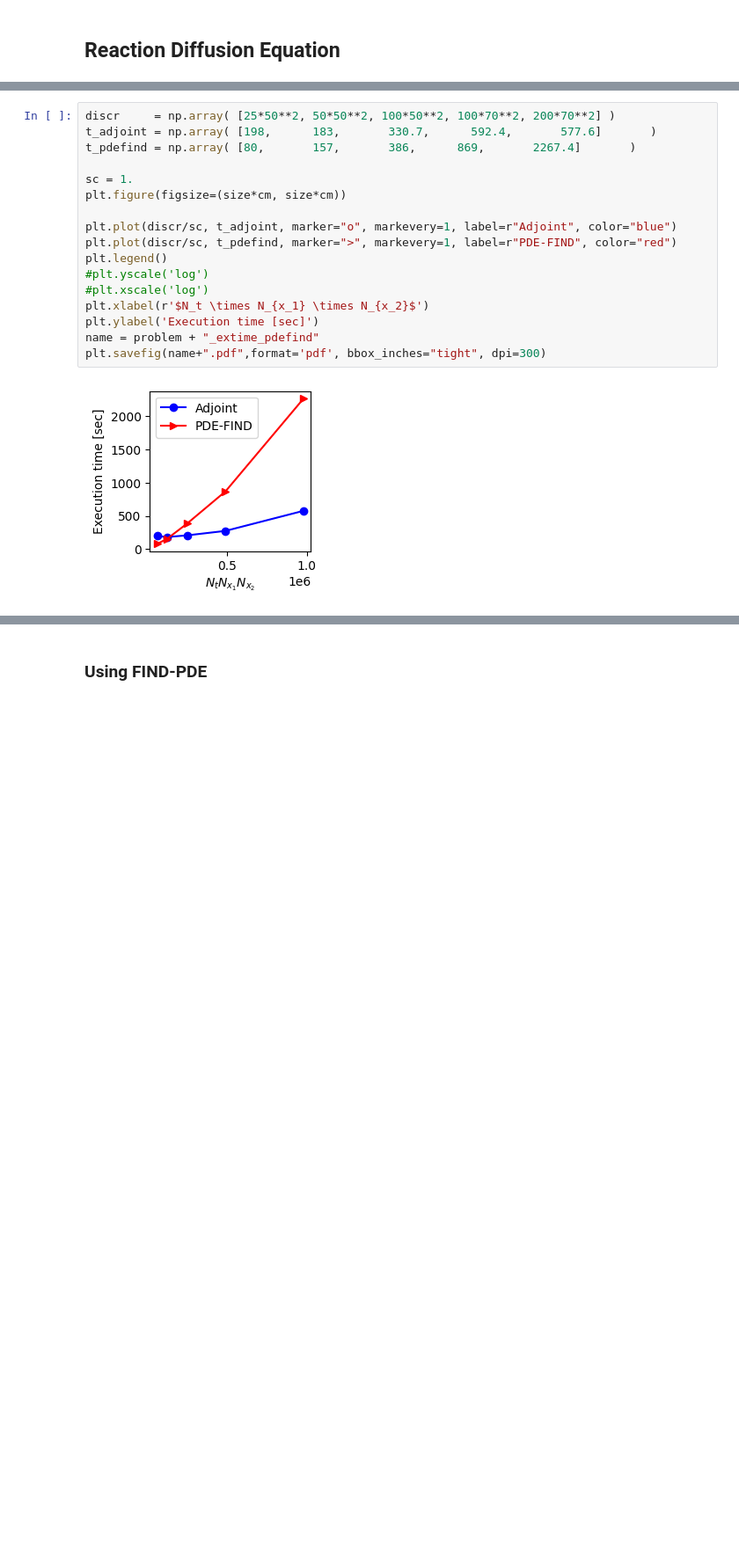
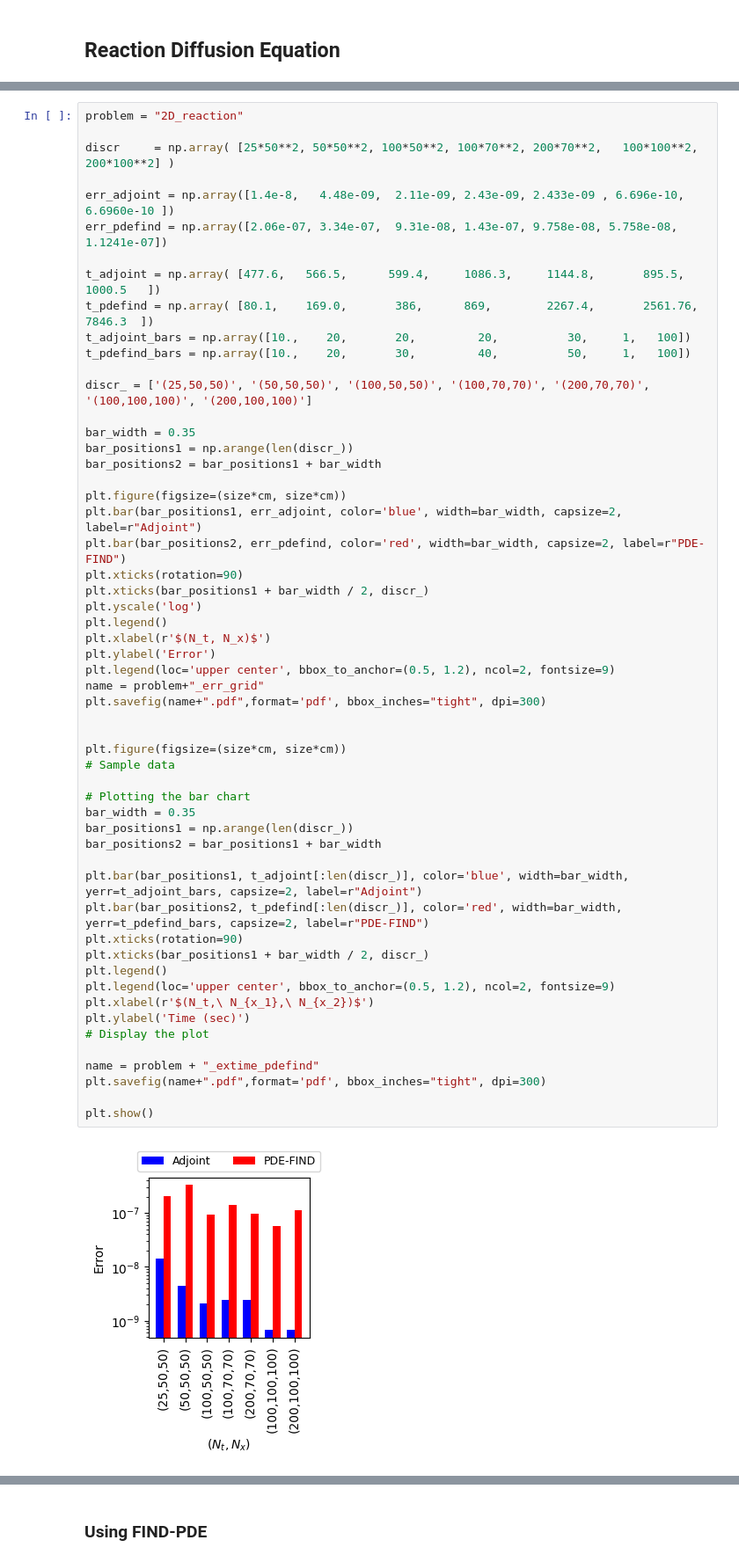
Before and after one commit to mohsensadr/DiscoverPDEAdjoint, a Jupyter notebook: Adjoint_General_nd.ipynb, the cells around one changed output, grey strips where cells are left out. Shown at 88% size. Saved outputs shown, nothing was run; the diff lists cells and outputs as text; blank space fills up the shorter version.

```diff
--- a/Adjoint_General_nd.ipynb
+++ b/Adjoint_General_nd.ipynb
@@ -1337,19 +1561,57 @@ total number of terms: 90
 # %%
-discr     = np.array( [25*50**2, 50*50**2, 100*50**2, 100*70**2, 200*70**2] )
-t_adjoint = np.array( [198,      183,       330.7,      592.4,       577.6]       )
-t_pdefind = np.array( [80,       157,       386,      869,       2267.4]       )
+problem = "2D_reaction"
 
-sc = 1.
+discr     = np.array( [25*50**2, 50*50**2, 100*50**2, 100*70**2, 200*70**2,   100*100**2, 200*100**2] )
+
+err_adjoint = np.array([1.4e-8,   4.48e-09,  2.11e-09, 2.43e-09, 2.433e-09 , 6.696e-10, 6.6960e-10 ])
+err_pdefind = np.array([2.06e-07, 3.34e-07,  9.31e-08, 1.43e-07, 9.758e-08, 5.758e-08, 1.1241e-07])
+
+t_adjoint = np.array( [477.6,   566.5,      599.4,     1086.3,     1144.8,       895.5,  1000.5   ])
+t_pdefind = np.array( [80.1,    169.0,       386,      869,        2267.4,       2561.76, 7846.3  ])
+t_adjoint_bars = np.array([10.,    20,       20,         20,          30,     1,   100])
+t_pdefind_bars = np.array([10.,    20,       30,         40,          50,     1,   100])
+
+discr_ = ['(25,50,50)', '(50,50,50)', '(100,50,50)', '(100,70,70)', '(200,70,70)', '(100,100,100)', '(200,100,100)']
+
+bar_width = 0.35
+bar_positions1 = np.arange(len(discr_))
+bar_positions2 = bar_positions1 + bar_width
+
 plt.figure(figsize=(size*cm, size*cm))
+plt.bar(bar_positions1, err_adjoint, color='blue', width=bar_width, capsize=2, label=r"Adjoint")
+plt.bar(bar_positions2, err_pdefind, color='red', width=bar_width, capsize=2, label=r"PDE-FIND")
+plt.xticks(rotation=90)
+plt.xticks(bar_positions1 + bar_width / 2, discr_)
+plt.yscale('log')
+plt.legend()
+plt.xlabel(r'$(N_t, N_x)$')
+plt.ylabel('Error')
+plt.legend(loc='upper center', bbox_to_anchor=(0.5, 1.2), ncol=2, fontsize=9)
+name = problem+"_err_grid"
+plt.savefig(name+".pdf",format='pdf', bbox_inches="tight", dpi=300)
 
-plt.plot(discr/sc, t_adjoint, marker="o", markevery=1, label=r"Adjoint", color="blue")
-plt.plot(discr/sc, t_pdefind, marker=">", markevery=1, label=r"PDE-FIND", color="red")
+
+plt.figure(figsize=(size*cm, size*cm))
+# Sample data
+
+# Plotting the bar chart
+bar_width = 0.35
+bar_positions1 = np.arange(len(discr_))
+bar_positions2 = bar_positions1 + bar_width
+
+plt.bar(bar_positions1, t_adjoint[:len(discr_)], color='blue', width=bar_width, yerr=t_adjoint_bars, capsize=2, label=r"Adjoint")
+plt.bar(bar_positions2, t_pdefind[:len(discr_)], color='red', width=bar_width, yerr=t_pdefind_bars, capsize=2, label=r"PDE-FIND")
+plt.xticks(rotation=90)
+plt.xticks(bar_positions1 + bar_width / 2, discr_)
 plt.legend()
-#plt.yscale('log')
-#plt.xscale('log')
-plt.xlabel(r'$N_t \times N_{x_1} \times N_{x_2}$')
-plt.ylabel('Execution time [sec]')
+plt.legend(loc='upper center', bbox_to_anchor=(0.5, 1.2), ncol=2, fontsize=9)
+plt.xlabel(r'$(N_t,\ N_{x_1},\ N_{x_2})$')
+plt.ylabel('Time (sec)')
+# Display the plot
+
 name = problem + "_extime_pdefind"
 plt.savefig(name+".pdf",format='pdf', bbox_inches="tight", dpi=300)
+
+plt.show()
 # %% [output]
-[figure, old version]
+[figure, new version]
```
Also changed, not shown: parts of 27 cells of this notebook.
